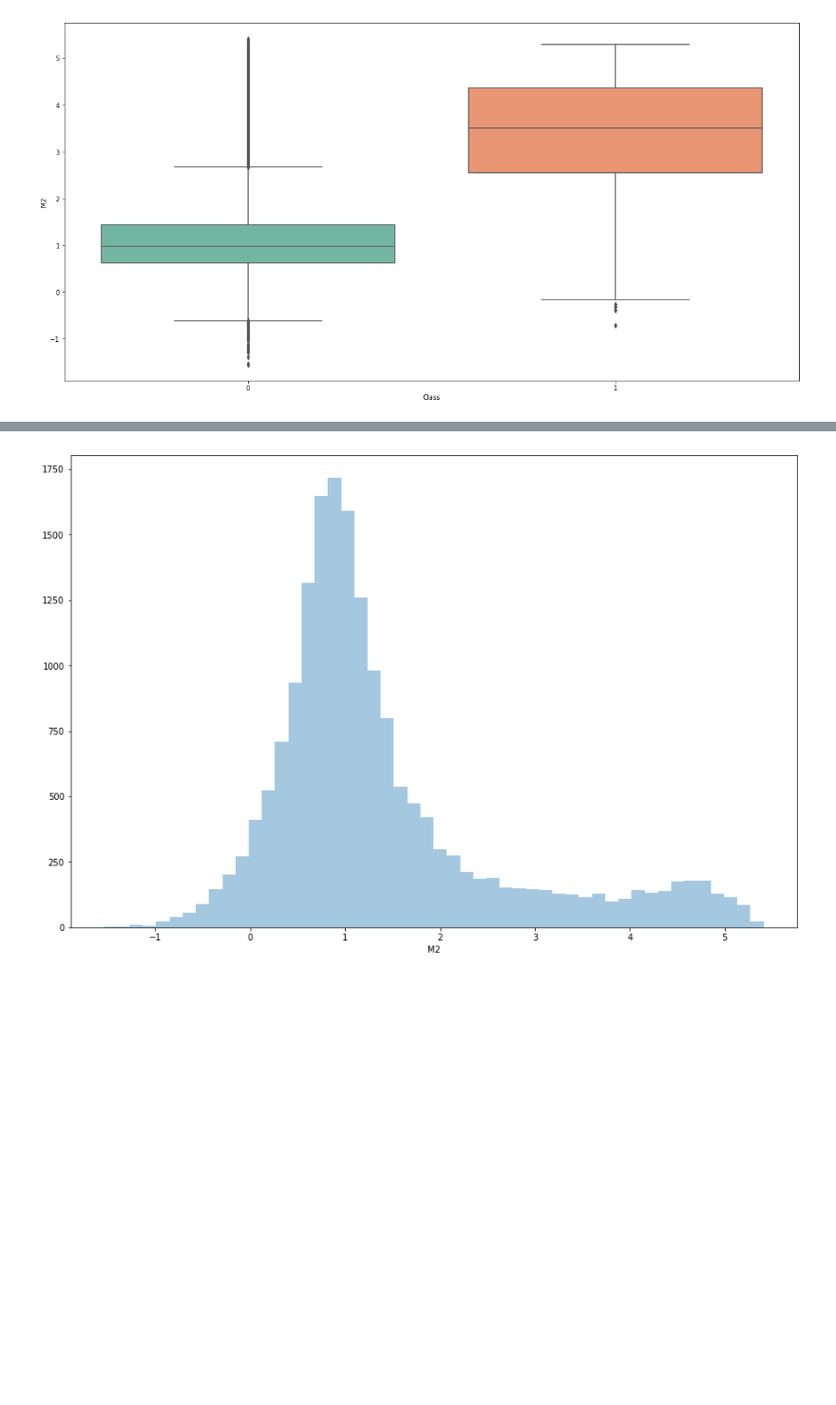
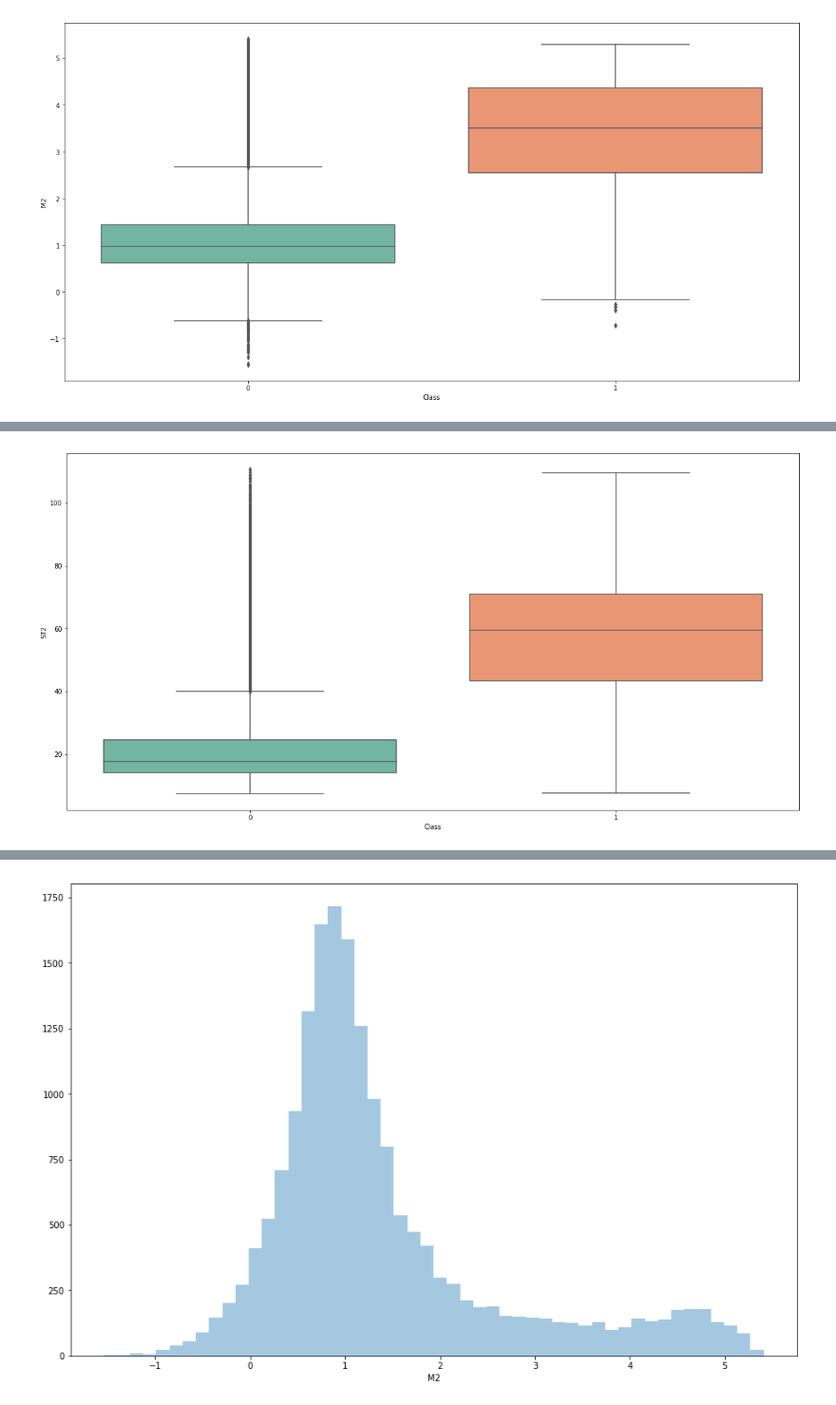
Before and after one commit to nhendersonkuns/awesomedataminers, a Jupyter notebook: pulsars.ipynb, the cells around one changed output, grey strips where cells are left out. Shown at 95% size. Drawn from its saved outputs; the diff is of its cells as text; code cells hidden in the pictures; blank space fills up the shorter version.

```diff
--- a/pulsars.ipynb
+++ b/pulsars.ipynb
@@ -339,0 +368,6 @@ plt.show()
+# %%
+fig, axes = plt.subplots(1,1,figsize = (20,10))
+axes = sns.boxplot(x = 'Class', y = pulsars_Df['ST2'], data=pulsars_Df)
+plt.show()
+# %% [output]
+[figure, added]
```
Also changed, not shown: parts of 8 cells of this notebook.
